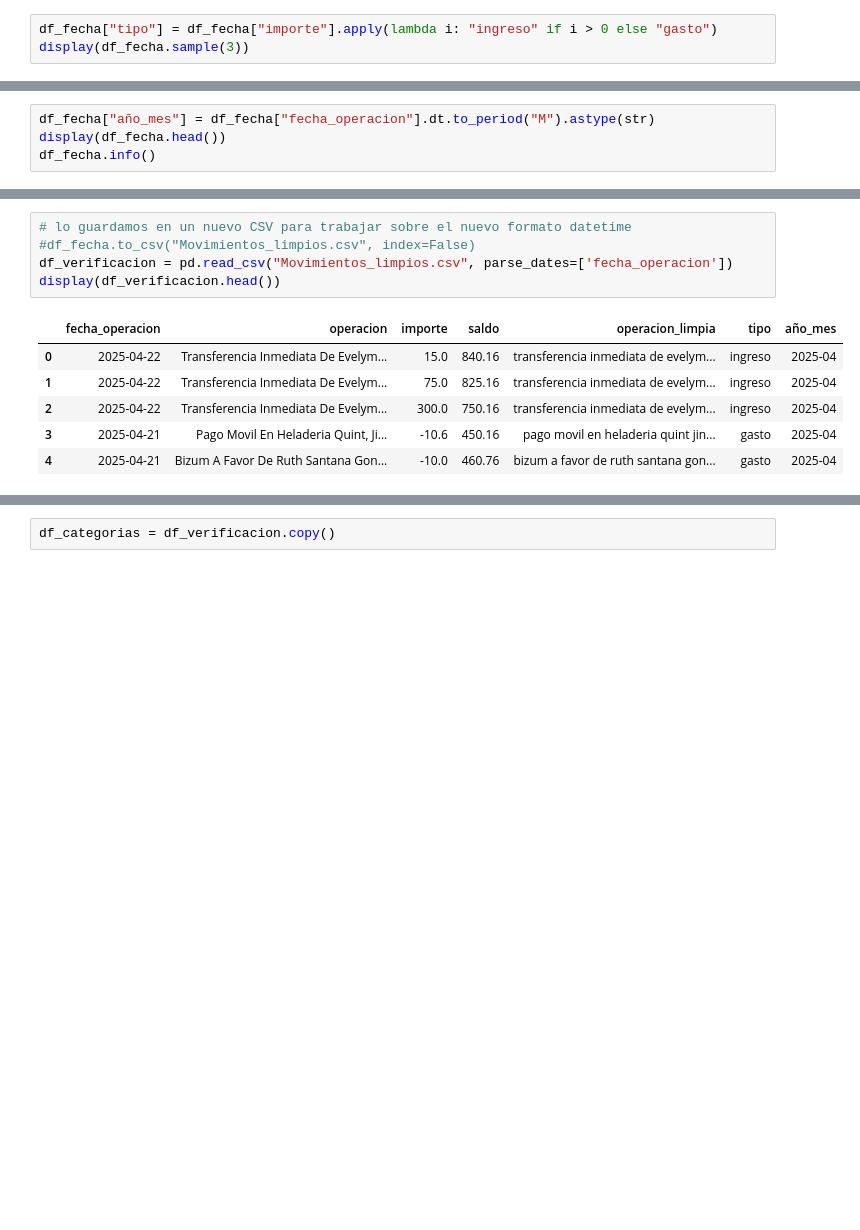
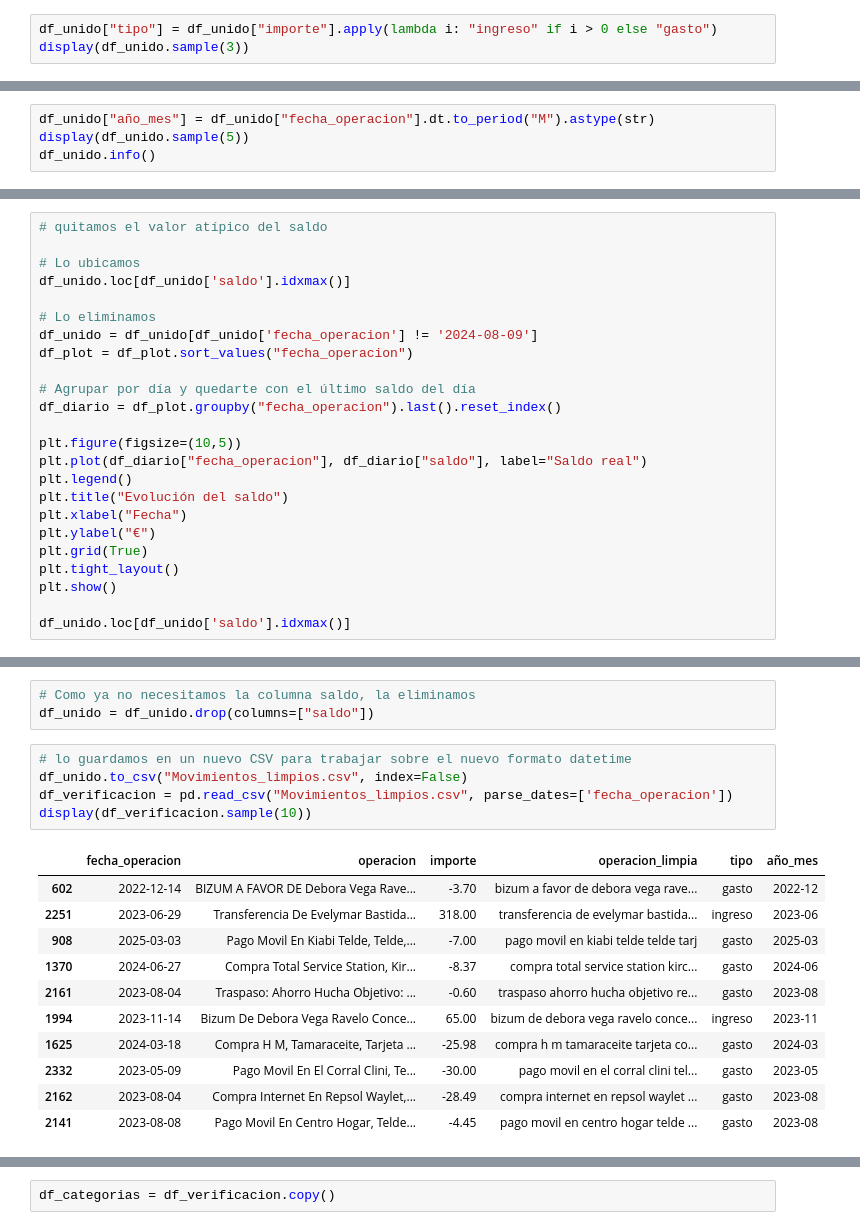
Before and after one commit to Ogomez07/Proyecto_TFM, a Jupyter notebook: preaparacion_datos.ipynb, the cells around one changed output, grey strips where cells are left out. Cells and saved outputs as stored; diff of their text form; blank space fills up the shorter version.

```diff
--- a/preaparacion_datos.ipynb
+++ b/preaparacion_datos.ipynb
@@ -101,5 +125,5 @@ display(df_fecha.sample(10))
 # %%
-df_fecha["tipo"] = df_fecha["importe"].apply(lambda i: "ingreso" if i > 0 else "gasto")
-display(df_fecha.sample(3))
+df_unido["tipo"] = df_unido["importe"].apply(lambda i: "ingreso" if i > 0 else "gasto")
+display(df_unido.sample(3))
 # %% [output]
 |  | fecha_operacion | operacion | importe | saldo | operacion_limpia | tipo |
@@ -109,6 +133,6 @@ display(df_fecha.sample(3))
 # %%
-df_fecha["año_mes"] = df_fecha["fecha_operacion"].dt.to_period("M").astype(str)
-display(df_fecha.head())
-df_fecha.info()
+df_unido["año_mes"] = df_unido["fecha_operacion"].dt.to_period("M").astype(str)
+display(df_unido.sample(5))
+df_unido.info()
 # %% [output]
 |  | fecha_operacion | operacion | importe | saldo | operacion_limpia | tipo | año_mes |
@@ -151,0 +182,24 @@ plt.show()
+# %%
+# quitamos el valor atípico del saldo
+
+# Lo ubicamos
+df_unido.loc[df_unido['saldo'].idxmax()]
+
+# Lo eliminamos
+df_unido = df_unido[df_unido['fecha_operacion'] != '2024-08-09']
+df_plot = df_plot.sort_values("fecha_operacion")
+
+# Agrupar por día y quedarte con el último saldo del día
+df_diario = df_plot.groupby("fecha_operacion").last().reset_index()
+
+plt.figure(figsize=(10,5))
+plt.plot(df_diario["fecha_operacion"], df_diario["saldo"], label="Saldo real")
+plt.legend()
+plt.title("Evolución del saldo")
+plt.xlabel("Fecha")
+plt.ylabel("€")
+plt.grid(True)
+plt.tight_layout()
+plt.show()
+
+df_unido.loc[df_unido['saldo'].idxmax()]
@@ -152,15 +216,23 @@ plt.show()
+# %%
+# Como ya no necesitamos la columna saldo, la eliminamos
+df_unido = df_unido.drop(columns=["saldo"])
 # %%
 # lo guardamos en un nuevo CSV para trabajar sobre el nuevo formato datetime
-#df_fecha.to_csv("Movimientos_limpios.csv", index=False)
+df_unido.to_csv("Movimientos_limpios.csv", index=False)
 df_verificacion = pd.read_csv("Movimientos_limpios.csv", parse_dates=['fecha_operacion'])
-display(df_verificacion.head())
+display(df_verificacion.sample(10))
 # %% [output]
-|  | fecha_operacion | operacion | importe | saldo | operacion_limpia | tipo | año_mes |
-| 0 | 2025-04-22 | Transferencia Inmediata De Evelym... | 15.0 | 840.16 | transferencia inmediata de evelym... | ingreso | 2025-04 |
-| 1 | 2025-04-22 | Transferencia Inmediata De Evelym... | 75.0 | 825.16 | transferencia inmediata de evelym... | ingreso | 2025-04 |
-| 2 | 2025-04-22 | Transferencia Inmediata De Evelym... | 300.0 | 750.16 | transferencia inmediata de evelym... | ingreso | 2025-04 |
-| 3 | 2025-04-21 | Pago Movil En Heladeria Quint, Ji... | -10.6 | 450.16 | pago movil en heladeria quint jin... | gasto | 2025-04 |
-| 4 | 2025-04-21 | Bizum A Favor De Ruth Santana Gon... | -10.0 | 460.76 | bizum a favor de ruth santana gon... | gasto | 2025-04 |
+|  | fecha_operacion | operacion | importe | operacion_limpia | tipo | año_mes |
+| 602 | 2022-12-14 | BIZUM A FAVOR DE Debora Vega Rave... | -3.70 | bizum a favor de debora vega rave... | gasto | 2022-12 |
+| 2251 | 2023-06-29 | Transferencia De Evelymar Bastida... | 318.00 | transferencia de evelymar bastida... | ingreso | 2023-06 |
+| 908 | 2025-03-03 | Pago Movil En Kiabi Telde, Telde,... | -7.00 | pago movil en kiabi telde telde tarj | gasto | 2025-03 |
+| 1370 | 2024-06-27 | Compra Total Service Station, Kir... | -8.37 | compra total service station kirc... | gasto | 2024-06 |
+| 2161 | 2023-08-04 | Traspaso: Ahorro Hucha Objetivo: ... | -0.60 | traspaso ahorro hucha objetivo re... | gasto | 2023-08 |
+| 1994 | 2023-11-14 | Bizum De Debora Vega Ravelo Conce... | 65.00 | bizum de debora vega ravelo conce... | ingreso | 2023-11 |
+| 1625 | 2024-03-18 | Compra H M, Tamaraceite, Tarjeta ... | -25.98 | compra h m tamaraceite tarjeta co... | gasto | 2024-03 |
+| 2332 | 2023-05-09 | Pago Movil En El Corral Clini, Te... | -30.00 | pago movil en el corral clini tel... | gasto | 2023-05 |
+| 2162 | 2023-08-04 | Compra Internet En Repsol Waylet,... | -28.49 | compra internet en repsol waylet ... | gasto | 2023-08 |
+| 2141 | 2023-08-08 | Pago Movil En Centro Hogar, Telde... | -4.45 | pago movil en centro hogar telde ... | gasto | 2023-08 |
 # %%
 df_verificacion.isnull().sum()
 # %% [output]
```
Also changed, not shown: parts of 14 cells of this notebook, 2 other files.
